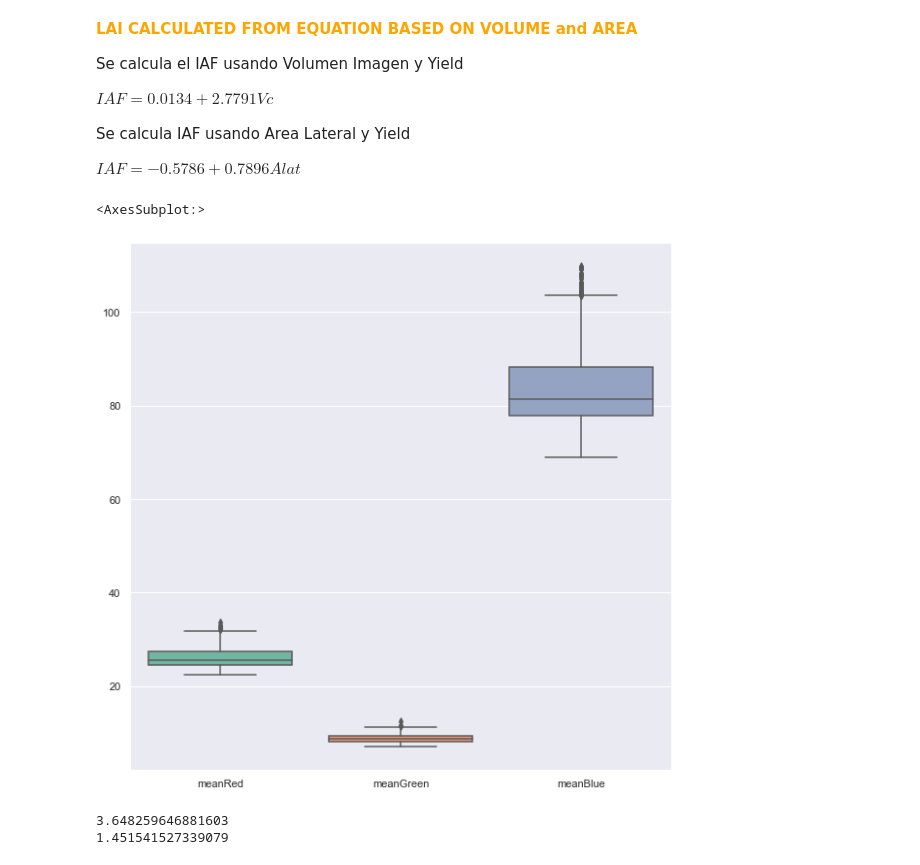
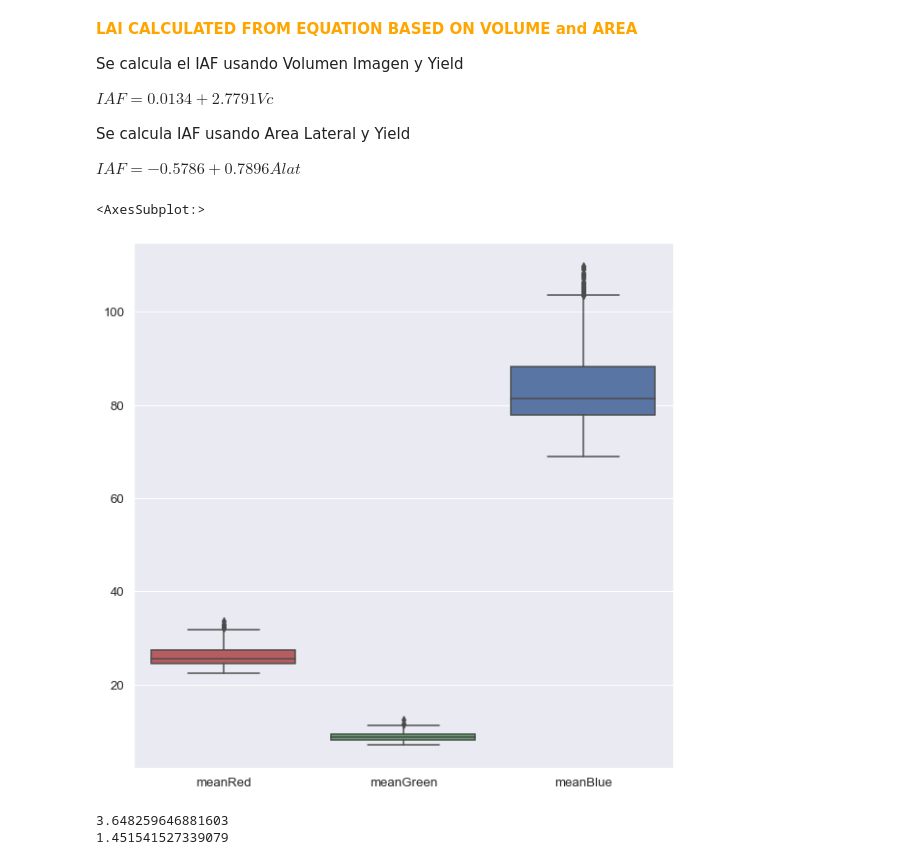
Before and after one commit to julianandres/processingyield, a Jupyter notebook: graficas.ipynb, the cells around one changed output. Cells and saved outputs as stored; diff of their text form; code cells hidden in the pictures.

```diff
--- a/graficas.ipynb
+++ b/graficas.ipynb
@@ -75,32 +93,33 @@ $IAF =  -0.5786 + 0.7896 Alat $
 # %%
 
 from sklearn.preprocessing import StandardScaler
 
 import math
 areaLateral = []
 volumeFromDiameter = []
 diametros=[]
 for index,x in enumerate(datos.datosArea):
     diametro = 2*math.sqrt(x/math.pi)
     diametros.append(diametro)
     altura= datos.datosAlturaCalculada[index]/100
     valueAreaLateral=diametro*math.sqrt((diametro*diametro)+4*(altura*altura))
     valueVolume = math.pi*diametro*diametro*altura*(1/6)
     volumeFromDiameter.append(valueVolume)
     areaLateral.append(valueAreaLateral)
 IAF_from_volume = definirCorrelacionVariables.objective(datos.datosVolumenImagen, 2.7791,0.0134)
 IAF_from_area = definirCorrelacionVariables.objective(areaLateral, 0.7896,-0.5786)
-d = {"latArea":areaLateral, "LAI_VOL":IAF_from_volume, "LAI_AREA":IAF_from_area}
-dictGeneral.update(d)
+d = {"latArea":areaLateral}
+#dictGeneral.update(d)
 dframeFinal = pd.DataFrame(data=dictGeneral)
 correlation=dframeFinal.corr(method="pearson")
 scaled_features = StandardScaler().fit_transform(dframeFinal.values)
 scaled_features_df = pd.DataFrame(scaled_features, index=dframeFinal.index, columns=dframeFinal.columns)
 pyplot.figure(figsize=(10,10))
-sns.boxplot(data=dataframe[['meanRed', 'meanGreen','meanBlue']],orient="v", palette="Set2")
+my_pal = {"meanRed": "r", "meanGreen": "g", "meanBlue":"b"}
+sns.boxplot(data=dataframe[['meanRed', 'meanGreen','meanBlue']],orient="v", palette=my_pal)
 # %% [output]
 <AxesSubplot:>
-[figure, old version]
+[figure, new version]
 # %%
 print(dframeFinal['yields'].kurt())
 print(dframeFinal['yields'].skew())
```
Also changed, not shown: parts of 3 cells of this notebook, 6 other files.
